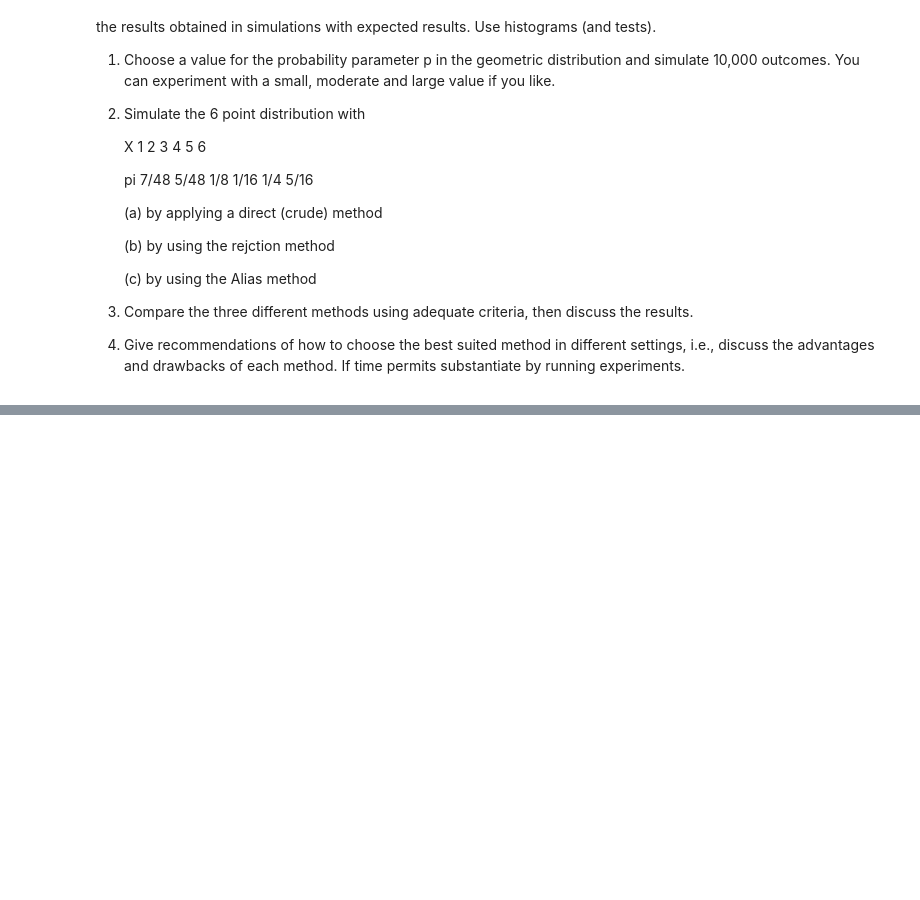
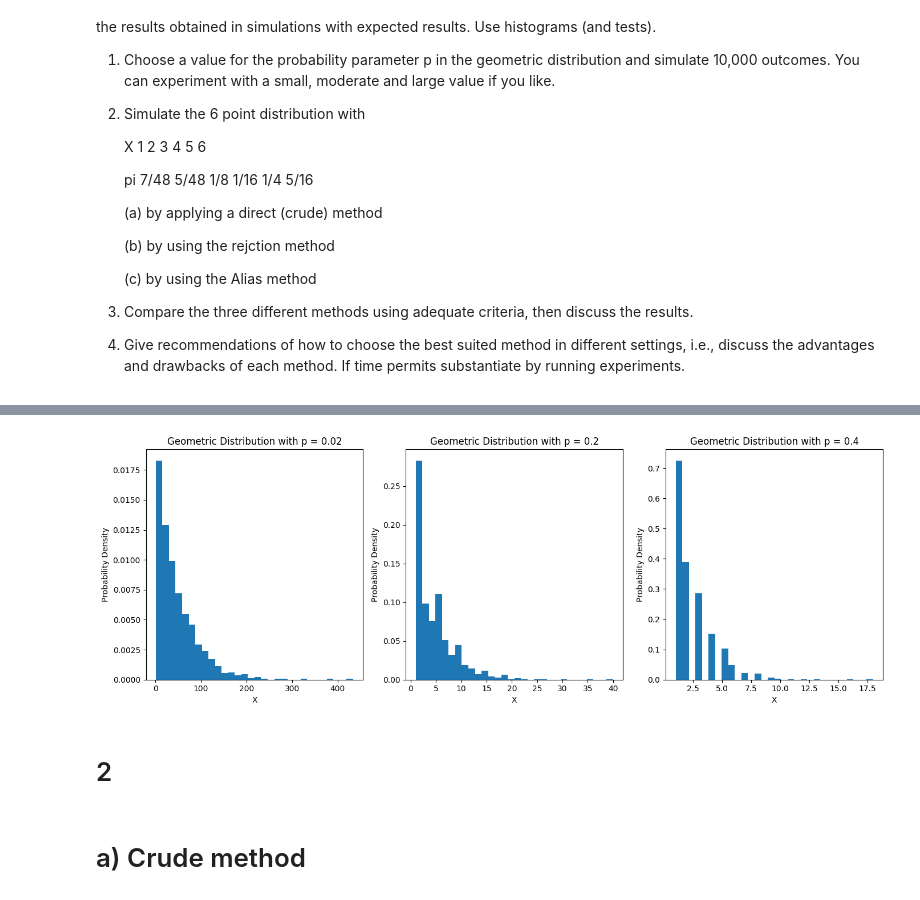
Before and after one commit to shajib004/Stotastic_simulation, a Jupyter notebook: exercise 2.ipynb, the cells around one changed output, grey strips where cells are left out. Drawn from its saved outputs; the diff is of its cells as text; code cells hidden in the pictures; blank space fills up the shorter version.

```diff
--- a/exercise 2.ipynb
+++ b/exercise 2.ipynb
@@ -61,7 +68,27 @@ plt.show()
+# %%
+fig, axes = plt.subplots(nrows=1, ncols=3, figsize=(14, 5))
+p_values = [0.02, 0.2, 0.4]
+titles = ['Geometric Distribution with p = 0.02', 'Geometric Distribution with p = 0.2', 'Geometric Distribution with p = 0.4']
+
+for i, p in enumerate(p_values):
+    X = geometric_distribution(U, p)
+    axes[i].hist(X, bins=30, density=True)
+    axes[i].set_title(titles[i])
+    axes[i].set_ylabel('Probability Density')
+    axes[i].set_xlabel('X')
+
+plt.tight_layout()
+plt.show()
+# %% [output]
+[figure, added]
+# %% [markdown]
+# 2
 # %%
 ### given probability
 p = [7/48, 5/48, 1/8, 1/16, 1/4,5/16]
 PP = np.cumsum(p)
+# %% [markdown]
+# a) Crude method
 # %%
 u = np.random.uniform(0,1,10000)
 # %%
```
Also changed, not shown: parts of 19 cells of this notebook, 2 other files.
